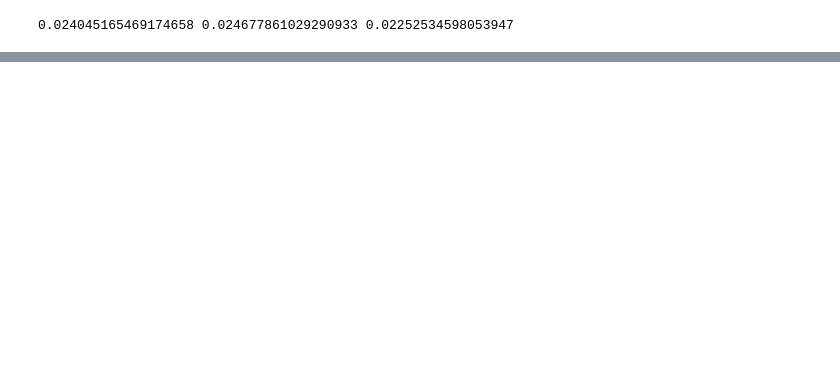
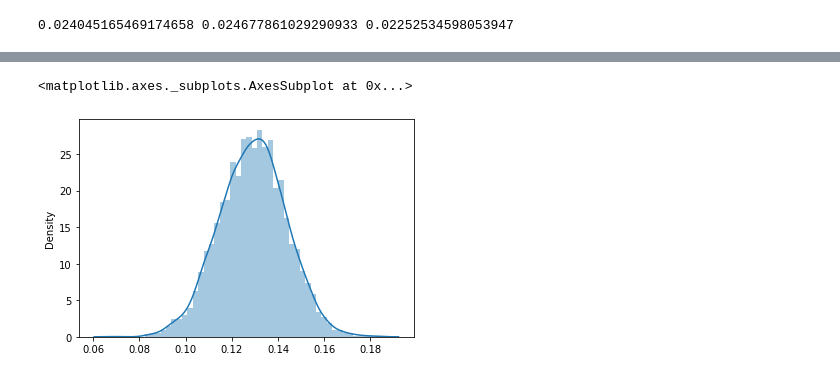
Before and after one commit to Jin9135/-, a Jupyter notebook: 혐오.ipynb, the cells around one changed output, grey strips where cells are left out. Cells and saved outputs as stored; diff of their text form; code cells hidden in the pictures; blank space fills up the shorter version.

```diff
--- a/혐오.ipynb
+++ b/혐오.ipynb
@@ -168,0 +213,5 @@ for i in range(0,5000):
+# %%
+sns.distplot(b2)
+# %% [output]
+<matplotlib.axes._subplots.AxesSubplot at 0x...>
+[figure, added]
```
Also changed, not shown: parts of 10 cells of this notebook.
